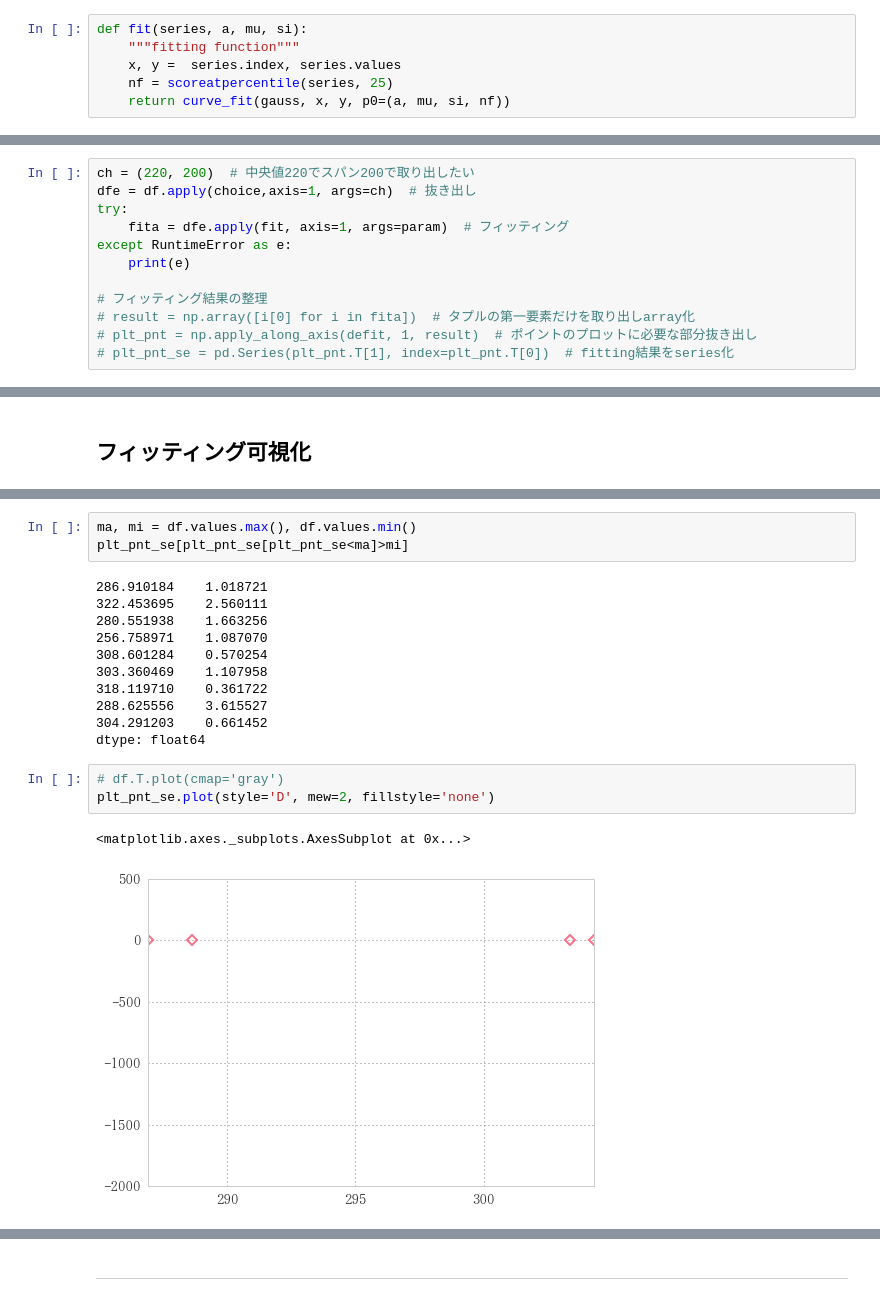
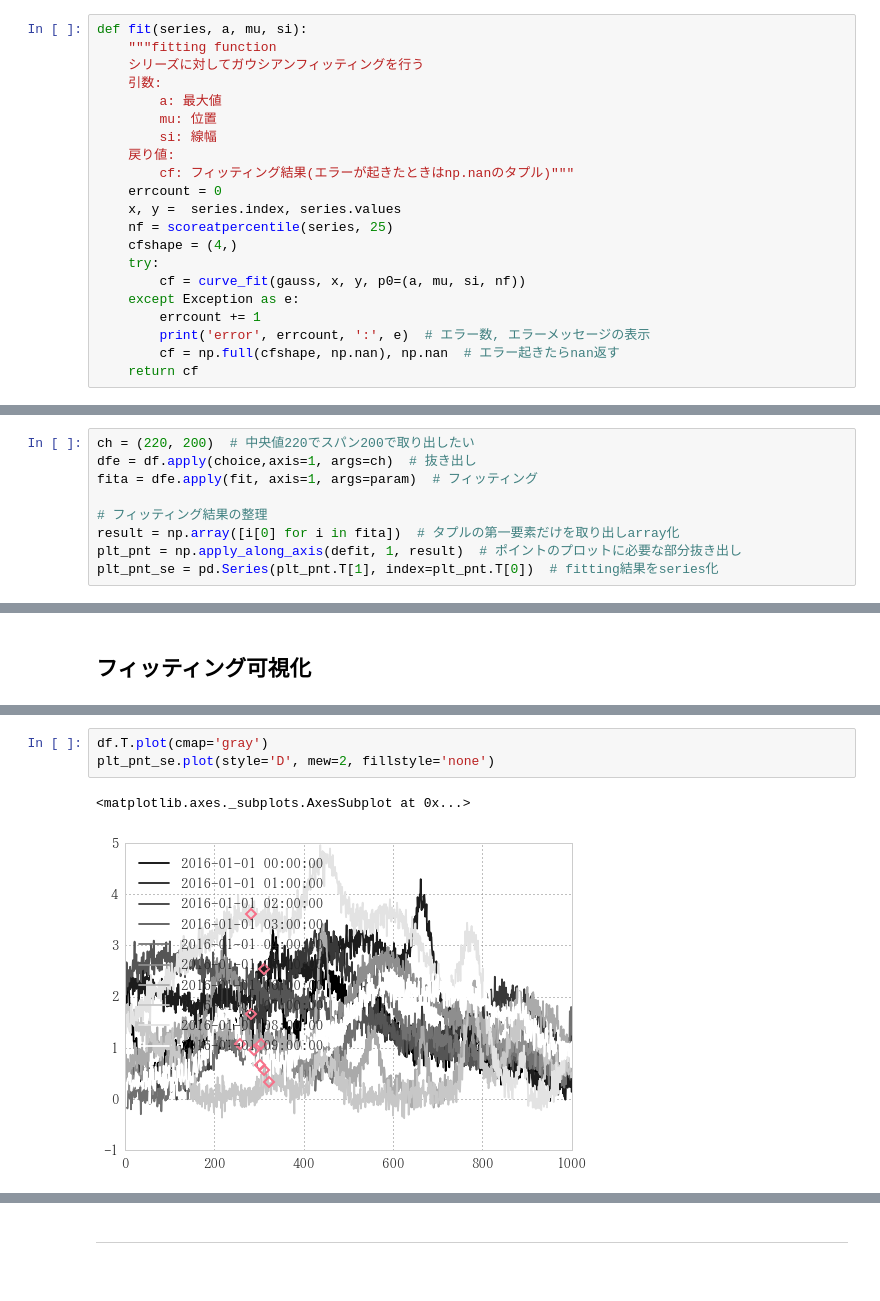
Before and after one commit to u1and0/SAtraceFit, a Jupyter notebook: fit_lab/fit_lab.ipynb, the cells around one changed output, grey strips where cells are left out. Drawn from its saved outputs; the diff is of its cells as text.

```diff
--- a/fit_lab/fit_lab.ipynb
+++ b/fit_lab/fit_lab.ipynb
@@ -539,9 +539,24 @@ param = a, mu, si = 5, 300, 3
 # %%
 def fit(series, a, mu, si):
-    """fitting function"""
+    """fitting function
+    シリーズに対してガウシアンフィッティングを行う
+    引数:
+        a: 最大値
+        mu: 位置
+        si: 線幅
+    戻り値:
+        cf: フィッティング結果(エラーが起きたときはnp.nanのタプル)"""
+    errcount = 0
     x, y =  series.index, series.values
     nf = scoreatpercentile(series, 25)
-    return curve_fit(gauss, x, y, p0=(a, mu, si, nf))
+    cfshape = (4,)
+    try:
+        cf = curve_fit(gauss, x, y, p0=(a, mu, si, nf))
+    except Exception as e:
+        errcount += 1
+        print('error', errcount, ':', e)  # エラー数, エラーメッセージの表示
+        cf = np.full(cfshape, np.nan), np.nan  # エラー起きたらnan返す
+    return cf
 # %% [markdown]
 ### デフィット関数
 # %%
@@ -608,13 +615,10 @@ plt.plot((w1,w1, w2, w2, w1), (h1, h2, h2, h1, h1), 'r--')  # 枠線
 # %%
 ch = (220, 200)  # 中央値220でスパン200で取り出したい
 dfe = df.apply(choice,axis=1, args=ch)  # 抜き出し
-try:
-	fita = dfe.apply(fit, axis=1, args=param)  # フィッティング
-except RuntimeError as e:
-    print(e)
+fita = dfe.apply(fit, axis=1, args=param)  # フィッティング
 
 # フィッティング結果の整理
-# result = np.array([i[0] for i in fita])  # タプルの第一要素だけを取り出しarray化
-# plt_pnt = np.apply_along_axis(defit, 1, result)  # ポイントのプロットに必要な部分抜き出し
-# plt_pnt_se = pd.Series(plt_pnt.T[1], index=plt_pnt.T[0])  # fitting結果をseries化
+result = np.array([i[0] for i in fita])  # タプルの第一要素だけを取り出しarray化
+plt_pnt = np.apply_along_axis(defit, 1, result)  # ポイントのプロットに必要な部分抜き出し
+plt_pnt_se = pd.Series(plt_pnt.T[1], index=plt_pnt.T[0])  # fitting結果をseries化
 # %% [output]
@@ -673,20 +730,6 @@ dtype: float64
-# %%
-ma, mi = df.values.max(), df.values.min()
-plt_pnt_se[plt_pnt_se[plt_pnt_se<ma]>mi]
-# %% [output]
-286.910184    1.018721
-322.453695    2.560111
-280.551938    1.663256
-256.758971    1.087070
-308.601284    0.570254
-303.360469    1.107958
-318.119710    0.361722
-288.625556    3.615527
-304.291203    0.661452
-dtype: float64
 # %%
-# df.T.plot(cmap='gray')
+df.T.plot(cmap='gray')
 plt_pnt_se.plot(style='D', mew=2, fillstyle='none')
 # %% [output]
 <matplotlib.axes._subplots.AxesSubplot at 0x...>
-[figure, old version]
+[figure, new version]
```
Also changed, not shown: parts of 19 cells of this notebook, 9 other files.
